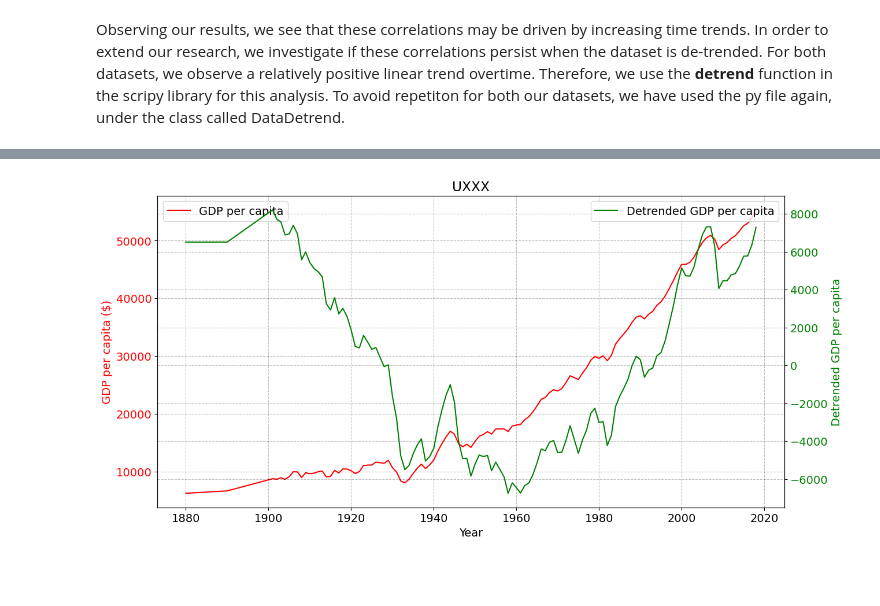
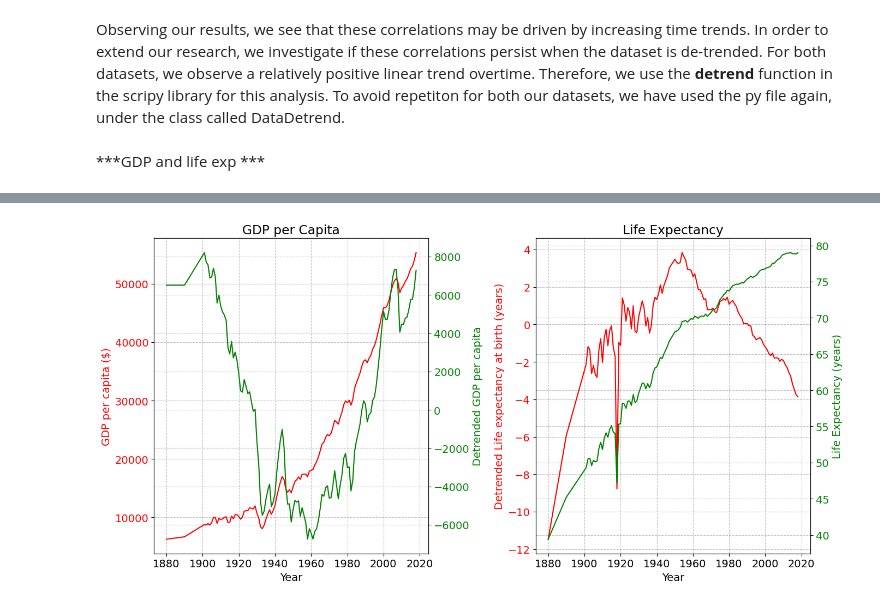
Before and after one commit to NumEconCopenhagen/projects-2024-isabel_nicole_snorri, a Jupyter notebook: dataproject/dataproject_nicsfix copy.ipynb, the cells around one changed output, grey strips where cells are left out. Cells and saved outputs as stored; diff of their text form; code cells hidden in the pictures; blank space fills up the shorter version.

```diff
--- a/dataproject/dataproject_nicsfix copy.ipynb
+++ b/dataproject/dataproject_nicsfix copy.ipynb
@@ -425 +427,3 @@ Observing our results, we see that these correlations may be driven by increasin
+# %% [markdown]
+***GDP and life exp ***
 # %%
@@ -440,27 +442,43 @@ gdp_life_exp.head()
 | 3 | United States | 1902 | 8684.2280 | 50.50 | 7714.950902 | -1.185281 |
 | 4 | United States | 1903 | 8941.3480 | 50.60 | 7566.200986 | -1.353931 |
 # %%
-# Set the figure size
-plt.figure(figsize=(14, 7))
+import matplotlib.pyplot as plt
 
-# Plot GDP per capita data with the primary y-axis (left)
-ax1 = plt.gca()  # Get the current Axes instance on the current figure matching
+# Set the figure size and create subplots
+fig, axes = plt.subplots(nrows=1, ncols=2, figsize=(14, 7))
+
+# First subplot: GDP per capita
+ax1 = axes[0]
 ax1.plot(gdp_life_exp['Year'], gdp_life_exp['GDP per capita'], color='r', label='GDP per capita')
 ax1.set_xlabel('Year')
 ax1.set_ylabel('GDP per capita ($)', color='r')
 ax1.tick_params(axis='y', labelcolor='r')
+ax1.set_title('GDP per Capita')
 
-# Create a secondary y-axis (right) that shares the same x-axis for life expectancy data
+# Create a secondary y-axis (right) that shares the same x-axis for detrended GDP per capita
 ax2 = ax1.twinx()
 ax2.plot(gdp_life_exp['Year'], gdp_life_exp['Detrended GDP per capita'], color='g', label='Detrended GDP per capita')
 ax2.set_ylabel('Detrended GDP per capita', color='g')
 ax2.tick_params(axis='y', labelcolor='g')
 
-# Set the title and show the plot with the legend
-plt.title('UXXX')
-ax1.legend(loc='upper left')
-ax2.legend(loc='upper right')
+# Second subplot: Life expectancy
+ax3 = axes[1]
+ax3.plot(gdp_life_exp['Year'], gdp_life_exp['Detrended Life expectancy at birth (years)'], color='r', label='Detrended Life expectancy at birth (years)')
+ax3.set_xlabel('Year')
+ax3.set_ylabel('Detrended Life expectancy at birth (years)', color='r')
+ax3.tick_params(axis='y', labelcolor='r')
+ax3.set_title('Life Expectancy')
 
+# Create a secondary y-axis (right) that shares the same x-axis for life expectancy
+ax4 = ax3.twinx()
+ax4.plot(gdp_life_exp['Year'], gdp_life_exp['Life expectancy at birth (years)'], color='g', label='Life Expectancy at Birth (years)')
+ax4.set_ylabel('Life Expectancy (years)', color='g')
+ax4.tick_params(axis='y', labelcolor='g')
+
+# Adjust layout
+plt.tight_layout()
+
+# Show the plots
 plt.show()
 # %% [output]
-[figure, old version]
+[figure, new version]
```
Also changed, not shown: parts of 5 cells of this notebook, 1 other file.
